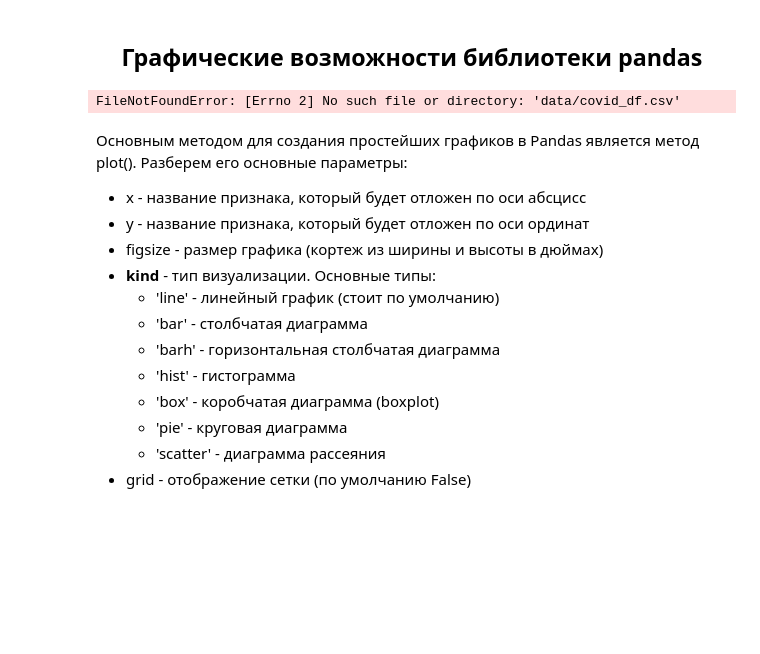
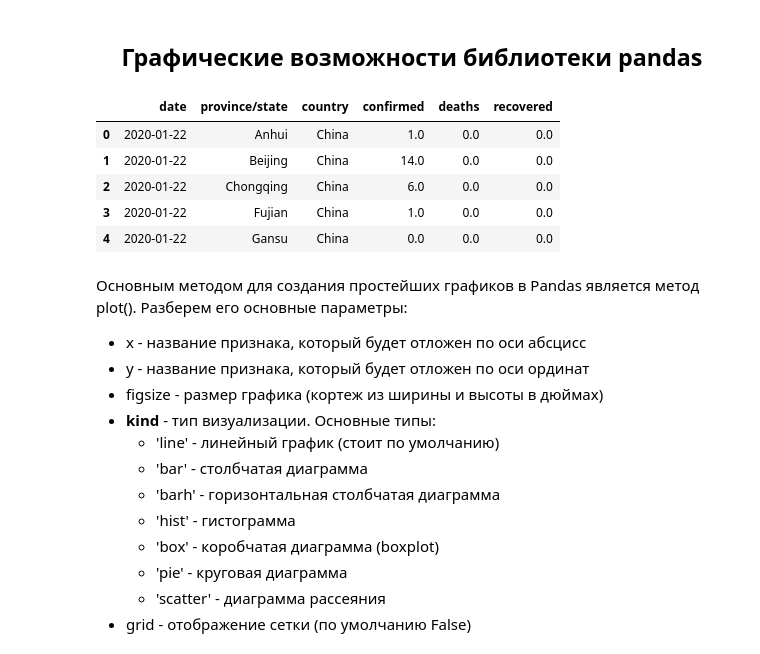
Before and after one commit to chertt007/ML-course, a Jupyter notebook: module_13/DS_2_5_Visualization_Pandas.ipynb, the cells around one changed output. Drawn from its saved outputs; the diff is of its cells as text; code cells hidden in the pictures; blank space fills up the shorter version.

```diff
--- a/module_13/DS_2_5_Visualization_Pandas.ipynb
+++ b/module_13/DS_2_5_Visualization_Pandas.ipynb
@@ -6,11 +6,16 @@
 import pandas as pd
 # %%
 #используем объединенный датасет о заболеваемости и вакцинации
-covid_df = pd.read_csv('data/covid_df.csv')
+covid_df = pd.read_csv('./data/covid_data.csv')
 covid_df['date'] = pd.to_datetime(covid_df['date'])
 covid_df.head()
 # %% [output]
-FileNotFoundError: [Errno 2] No such file or directory: 'data/covid_df.csv'
+|  | date | province/state | country | confirmed | deaths | recovered |
+| 0 | 2020-01-22 | Anhui | China | 1.0 | 0.0 | 0.0 |
+| 1 | 2020-01-22 | Beijing | China | 14.0 | 0.0 | 0.0 |
+| 2 | 2020-01-22 | Chongqing | China | 6.0 | 0.0 | 0.0 |
+| 3 | 2020-01-22 | Fujian | China | 1.0 | 0.0 | 0.0 |
+| 4 | 2020-01-22 | Gansu | China | 0.0 | 0.0 | 0.0 |
 # %% [markdown]
 Основным методом для создания простейших графиков в Pandas является метод plot(). Разберем его основные параметры:
 * x - название признака, который будет отложен по оси абсцисс
```
Also changed, not shown: parts of 1 cell of this notebook, 48 other files.
